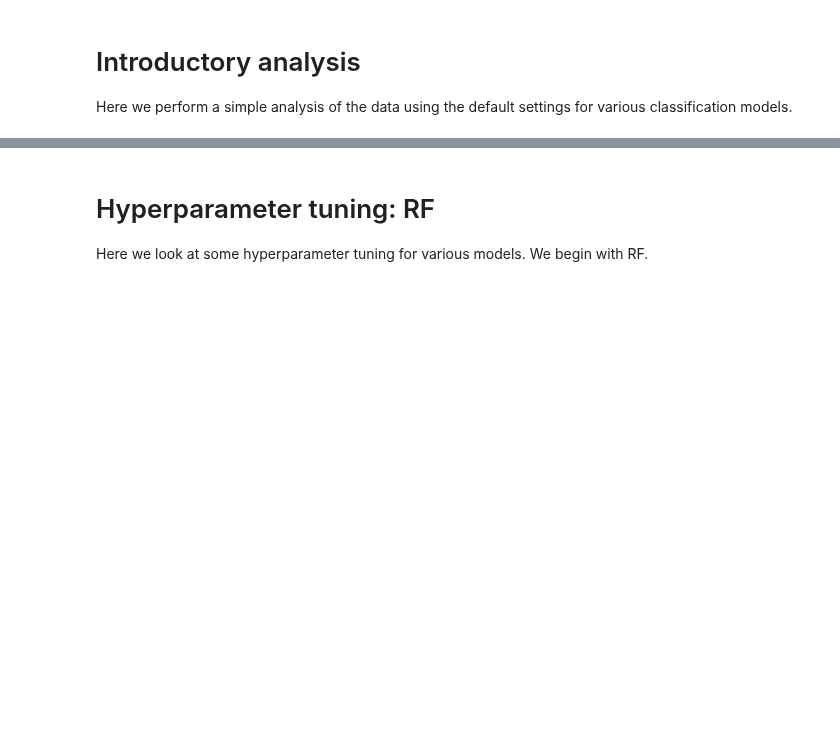
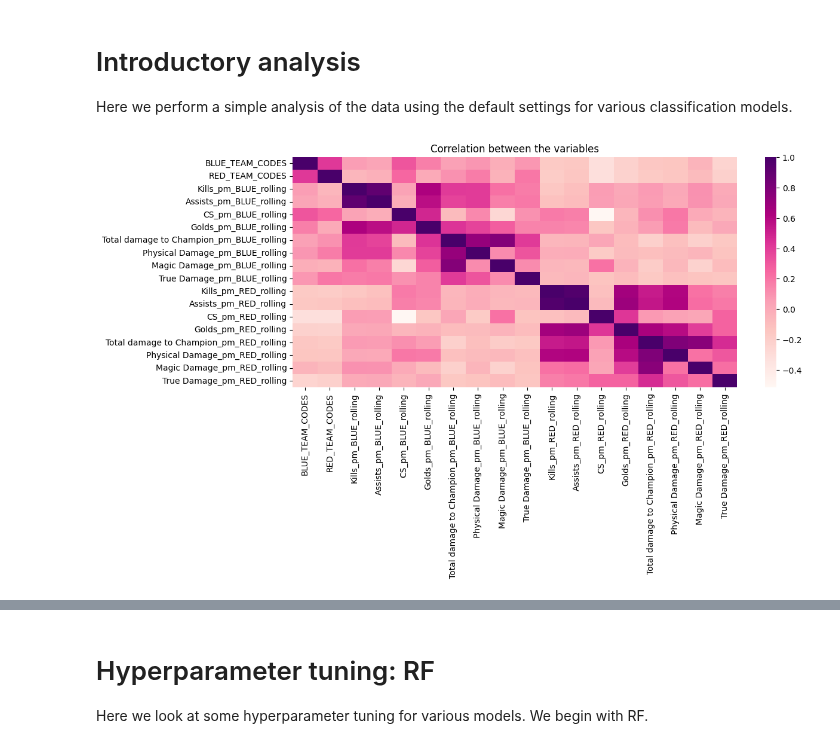
Before and after one commit to Mark-Bugden/League-of-Legends-Win-Prediction, a Jupyter notebook: src/ProPlay_prediction.ipynb, the cells around one changed output, grey strips where cells are left out. Saved outputs shown, nothing was run; the diff lists cells and outputs as text; code cells hidden in the pictures; blank space fills up the shorter version.

```diff
--- a/src/ProPlay_prediction.ipynb
+++ b/src/ProPlay_prediction.ipynb
@@ -94,0 +94,9 @@ y_test = test['BLUEWIN']
+# %%
+plt.subplots(figsize=(12,5))
+game_correlation=game_data[predictors].corr()
+sns.heatmap(game_correlation[predictors],annot=False,cmap='RdPu')
+plt.title('Correlation between the variables')
+plt.xticks(rotation=90)
+plt.show()
+# %% [output]
+[figure, added]
```
Also changed, not shown: parts of 11 cells of this notebook, 2 other files.
